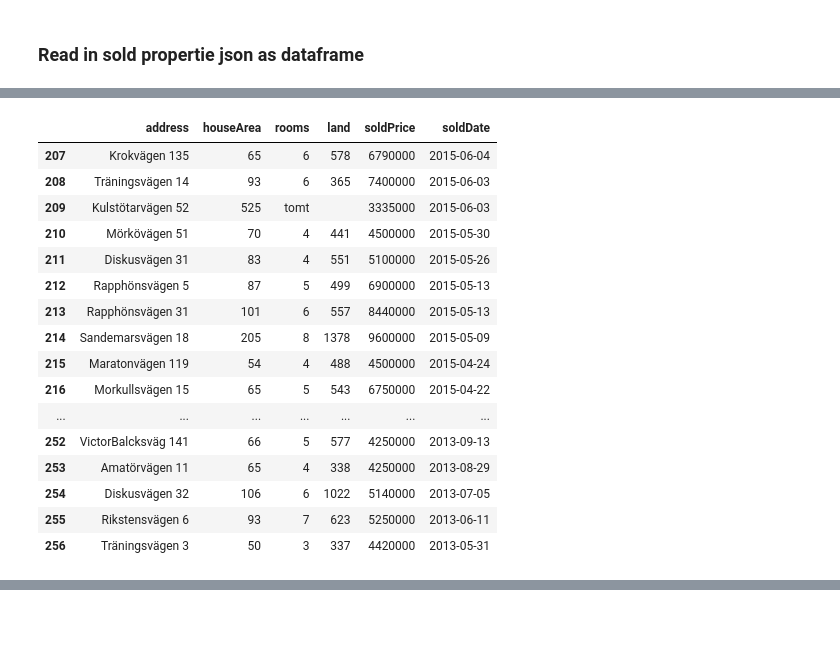
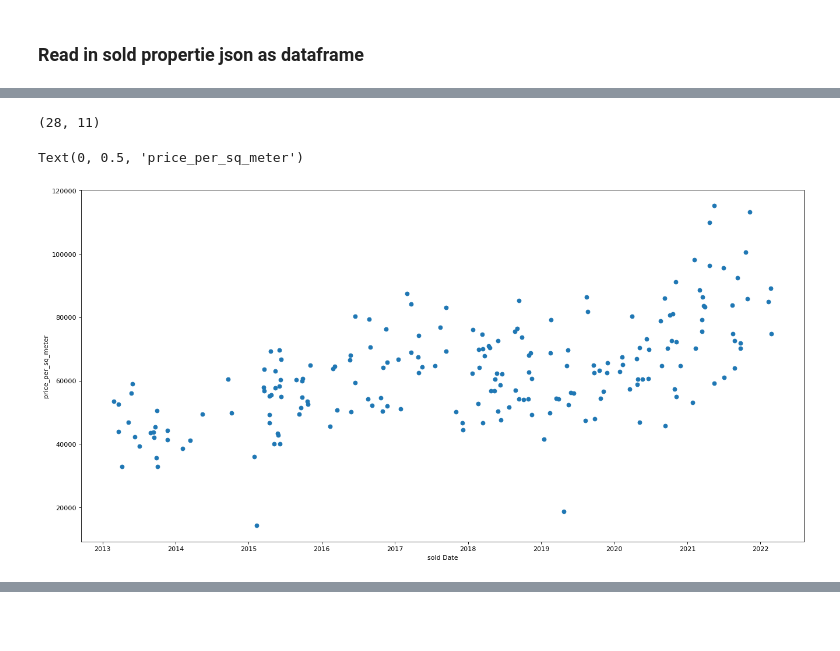
Before and after one commit to joeyaza/tallis-house-price-model, a Jupyter notebook: notebooks/tallis-linear-regression.ipynb, the cells around one changed output, grey strips where cells are left out. Saved outputs shown, nothing was run; the diff lists cells and outputs as text; code cells hidden in the pictures.

```diff
--- a/notebooks/tallis-linear-regression.ipynb
+++ b/notebooks/tallis-linear-regression.ipynb
@@ -54,20 +207,0 @@ tallkrogen_sold_prices_df['soldDate'] = pd.to_datetime(tallkrogen_sold_prices_df
-# %%
-tallkrogen_sold_prices_df.tail(50)
-# %% [output]
-|  | address | houseArea | rooms | land | soldPrice | soldDate |
-| 207 | Krokvägen 135 | 65 | 6 | 578 | 6790000 | 2015-06-04 |
-| 208 | Träningsvägen 14 | 93 | 6 | 365 | 7400000 | 2015-06-03 |
-| 209 | Kulstötarvägen 52 | 525 | tomt |  | 3335000 | 2015-06-03 |
-| 210 | Mörkövägen 51 | 70 | 4 | 441 | 4500000 | 2015-05-30 |
-| 211 | Diskusvägen 31 | 83 | 4 | 551 | 5100000 | 2015-05-26 |
-| 212 | Rapphönsvägen 5 | 87 | 5 | 499 | 6900000 | 2015-05-13 |
-| 213 | Rapphönsvägen 31 | 101 | 6 | 557 | 8440000 | 2015-05-13 |
-| 214 | Sandemarsvägen 18 | 205 | 8 | 1378 | 9600000 | 2015-05-09 |
-| 215 | Maratonvägen 119 | 54 | 4 | 488 | 4500000 | 2015-04-24 |
-| 216 | Morkullsvägen 15 | 65 | 5 | 543 | 6750000 | 2015-04-22 |
-| ... | ... | ... | ... | ... | ... | ... |
-| 252 | VictorBalcksväg 141 | 66 | 5 | 577 | 4250000 | 2013-09-13 |
-| 253 | Amatörvägen 11 | 65 | 4 | 338 | 4250000 | 2013-08-29 |
-| 254 | Diskusvägen 32 | 106 | 6 | 1022 | 5140000 | 2013-07-05 |
-| 255 | Rikstensvägen 6 | 93 | 7 | 623 | 5250000 | 2013-06-11 |
-| 256 | Träningsvägen 3 | 50 | 3 | 337 | 4420000 | 2013-05-31 |
@@ -73,0 +210,12 @@ tallkrogen_sold_prices_df.tail(50)
+# %%
+tallkrogen_sold_prices_2021_df.shape
+# %% [output]
+(28, 11)
+# %%
+plt.figure(figsize=(20, 10), dpi=80)
+plt.scatter(x=tallkrogen_sold_prices_df["soldDate"], y=tallkrogen_sold_prices_df["price_per_sq_meter"])
+plt.xlabel("sold Date")
+plt.ylabel("price_per_sq_meter")
+# %% [output]
+Text(0, 0.5, 'price_per_sq_meter')
+[figure, added]
```
Also changed, not shown: parts of 38 cells of this notebook, 3 other files.
